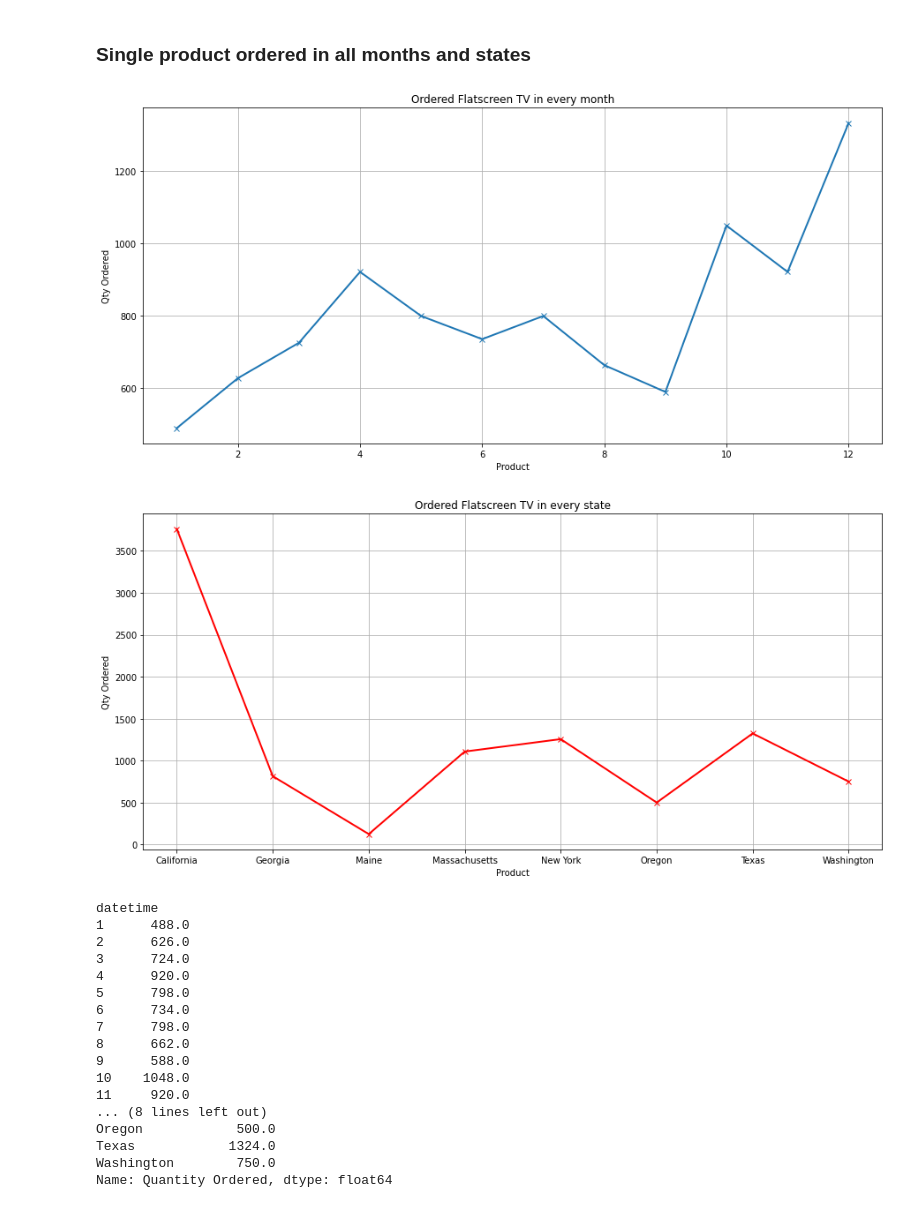
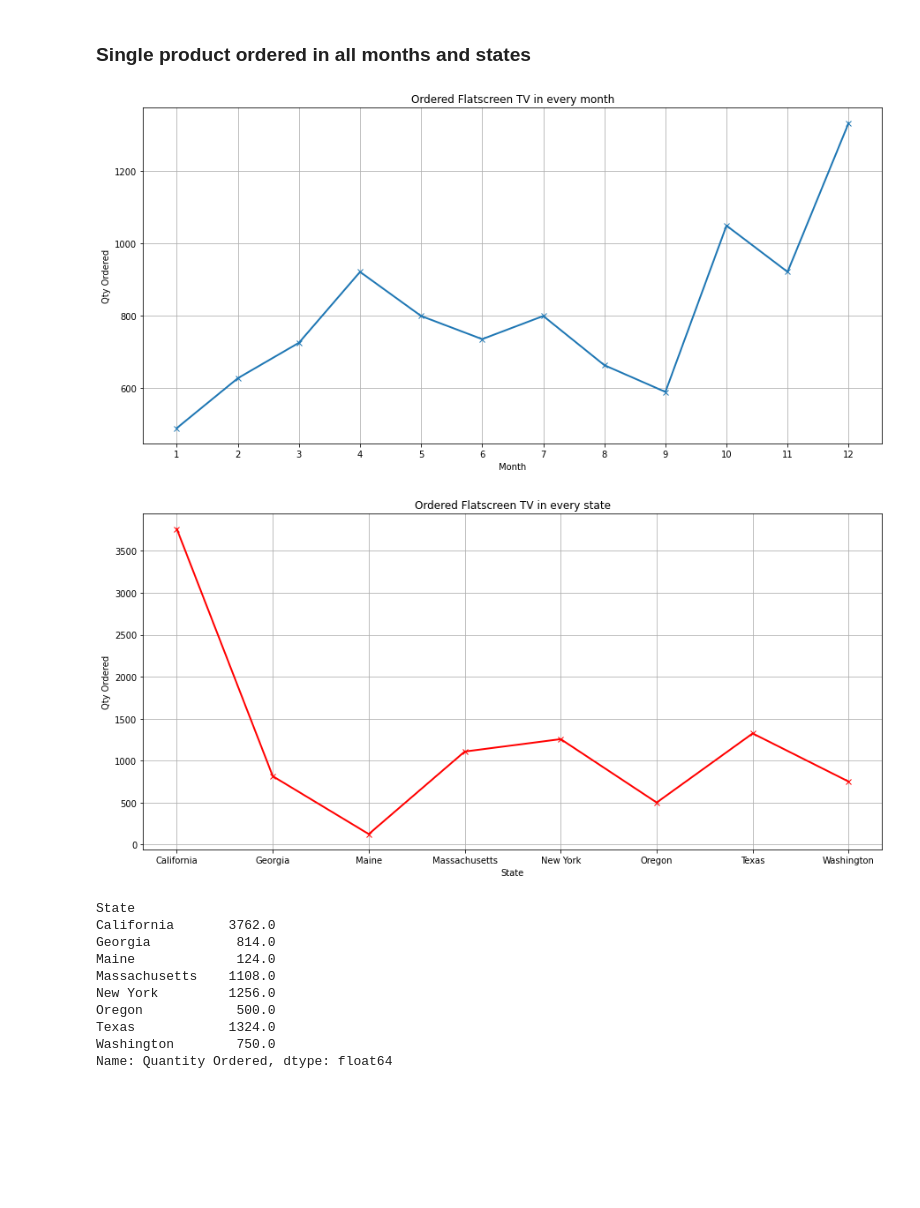
Before and after one commit to MuhammadYusron1/BigData-n-Analytics, a Jupyter notebook: electronics-store-sales-analysis/store_sales_analysis.ipynb, the cells around one changed output. Saved outputs shown, nothing was run; the diff lists cells and outputs as text; code cells hidden in the pictures; blank space fills up the shorter version.

```diff
--- a/electronics-store-sales-analysis/store_sales_analysis.ipynb
+++ b/electronics-store-sales-analysis/store_sales_analysis.ipynb
@@ -339,46 +337,41 @@ iPhone                                1506.0  1052800.00
 # %%
 # In every Months
 monthlyProduct = sales_df[sales_df["Product"] == "Flatscreen TV"].groupby(sales_df["datetime"].dt.month)[["Quantity Ordered", "Price Each"]].sum()
 
 # In every States
 inStateProduct = sales_df[sales_df["Product"] == "Flatscreen TV"].groupby("State")[["Quantity Ordered", "Price Each"]].sum()
 
 fig1, ax = plt.subplots(figsize=(15,7))
 plt.title("Ordered Flatscreen TV in every month")
-plt.xlabel("Product")
+plt.xlabel("Month")
 plt.ylabel("Qty Ordered")
 plt.xticks(rotation=0)
 plt.grid(True)
 ax.plot(monthlyProduct.index, monthlyProduct["Quantity Ordered"], 'x-', linewidth=2.0)
+ax.set(xticks=(monthlyProduct.index))
 
 fig2, ax = plt.subplots(figsize=(15,7))
 plt.title("Ordered Flatscreen TV in every state")
-plt.xlabel("Product")
+plt.xlabel("State")
 plt.ylabel("Qty Ordered")
 plt.xticks(rotation=0)
 plt.grid(True)
 ax.plot(inStateProduct.index, inStateProduct["Quantity Ordered"], 'x-r', linewidth=2.0)
+ax.set(xticks=(inStateProduct.index))
 
 plt.show()
 
-print(monthlyProduct["Quantity Ordered"])
-print(inStateProduct["Quantity Ordered"])
+monthlyProduct["Quantity Ordered"]
+inStateProduct["Quantity Ordered"]
 # %% [output]
-[figure, old version]
+[figure, new version]
 [figure]
-datetime
-1      488.0
-2      626.0
-3      724.0
-4      920.0
-5      798.0
-6      734.0
-7      798.0
-8      662.0
-9      588.0
-10    1048.0
-11     920.0
-... (8 lines left out)
+State
+California       3762.0
+Georgia           814.0
+Maine             124.0
+Massachusetts    1108.0
+New York         1256.0
 Oregon            500.0
 Texas            1324.0
 Washington        750.0
```
Also changed, not shown: parts of 20 cells of this notebook.
